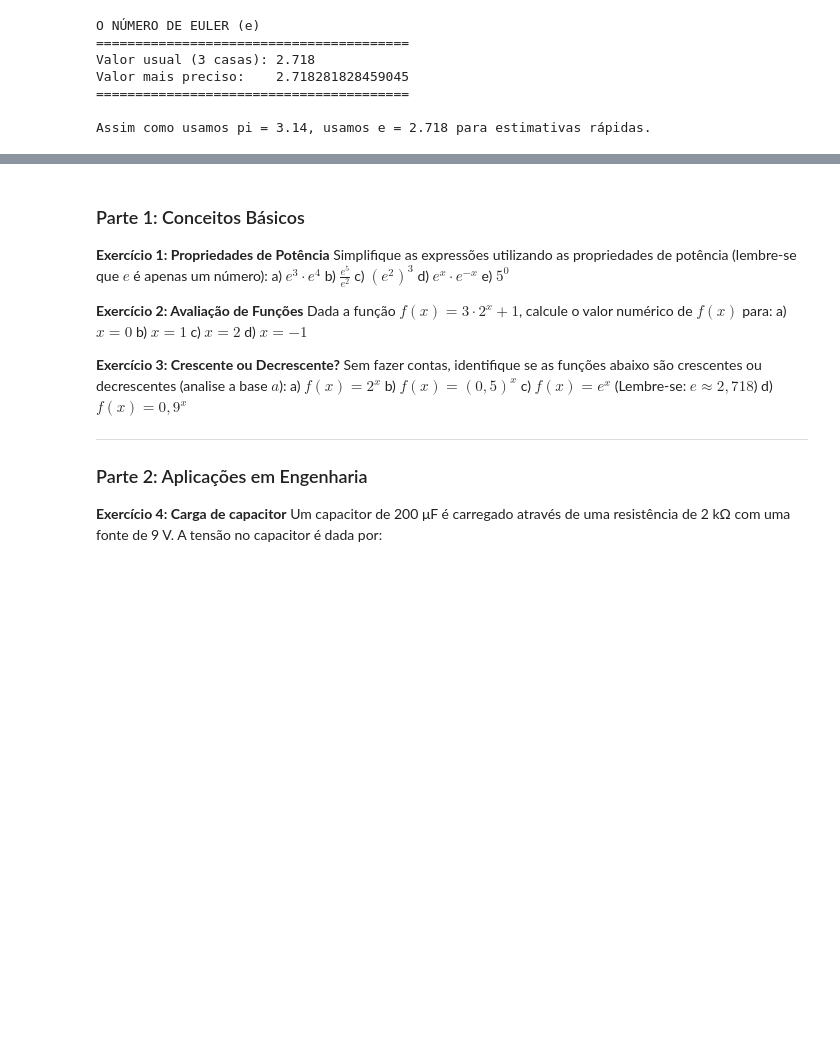
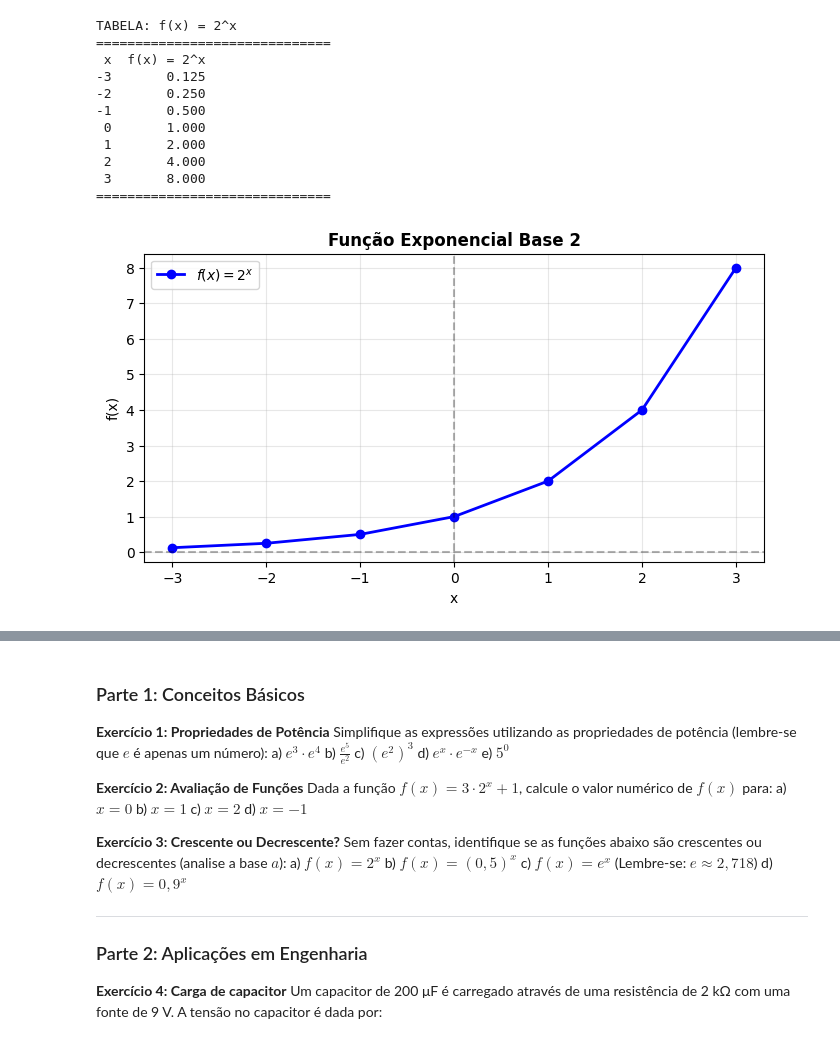
Before and after one commit to Ig-dolci/my_portuguese_classes, a Jupyter notebook: calculus/funcao_exponencial.ipynb, the cells around one changed output, grey strips where cells are left out. Saved outputs shown, nothing was run; the diff lists cells and outputs as text; code cells hidden in the pictures; blank space fills up the shorter version.

```diff
--- a/calculus/funcao_exponencial.ipynb
+++ b/calculus/funcao_exponencial.ipynb
@@ -30,22 +86,44 @@ O número **e** aparece naturalmente em equações que descrevem como as coisas
 import numpy as np
 import matplotlib.pyplot as plt
 import pandas as pd
-
-# O valor de e no Python (biblioteca NumPy)
-valor_e = np.e
-
-print("O NÚMERO DE EULER (e)")
-print("="*40)
-print(f"Valor usual (3 casas): {valor_e:.3f}")
-print(f"Valor mais preciso:    {valor_e:.15f}")
-print("="*40)
-print("\nAssim como usamos pi = 3.14, usamos e = 2.718 para estimativas rápidas.")
-# %% [output]
-O NÚMERO DE EULER (e)
-========================================
-Valor usual (3 casas): 2.718
-Valor mais preciso:    2.718281828459045
-========================================
-
-Assim como usamos pi = 3.14, usamos e = 2.718 para estimativas rápidas.
+# %%
+# Exemplo simples: f(x) = 2^x
+x_simples = np.array([-3, -2, -1, 0, 1, 2, 3])
+y_simples = 2.**x_simples
+
+# Criar tabela
+df_simples = pd.DataFrame({
+    'x': x_simples,
+    'f(x) = 2^x': y_simples
+})
+
+print("TABELA: f(x) = 2^x")
+print("="*30)
+print(df_simples.to_string(index=False))
+print("="*30)
+
+# Gráfico
+plt.figure(figsize=(8, 4))
+plt.plot(x_simples, y_simples, 'bo-', linewidth=2, label='$f(x) = 2^x$')
+plt.axhline(y=0, color='k', linestyle='--', alpha=0.3)
+plt.axvline(x=0, color='k', linestyle='--', alpha=0.3)
+plt.title('Função Exponencial Base 2', fontsize=12, fontweight='bold')
+plt.xlabel('x')
+plt.ylabel('f(x)')
+plt.grid(True, alpha=0.3)
+plt.legend()
+plt.show()
+# %% [output]
+TABELA: f(x) = 2^x
+==============================
+ x  f(x) = 2^x
+-3       0.125
+-2       0.250
+-1       0.500
+ 0       1.000
+ 1       2.000
+ 2       4.000
+ 3       8.000
+==============================
+[figure, added]
 # %% [markdown]
```
Also changed, not shown: parts of 16 cells of this notebook, 5 other files.
